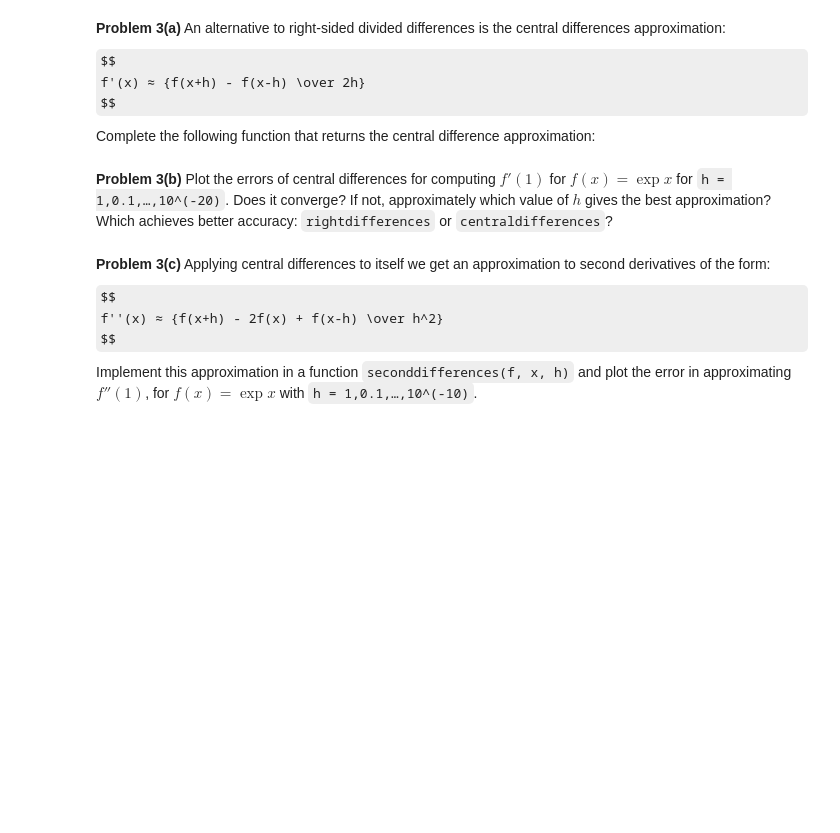
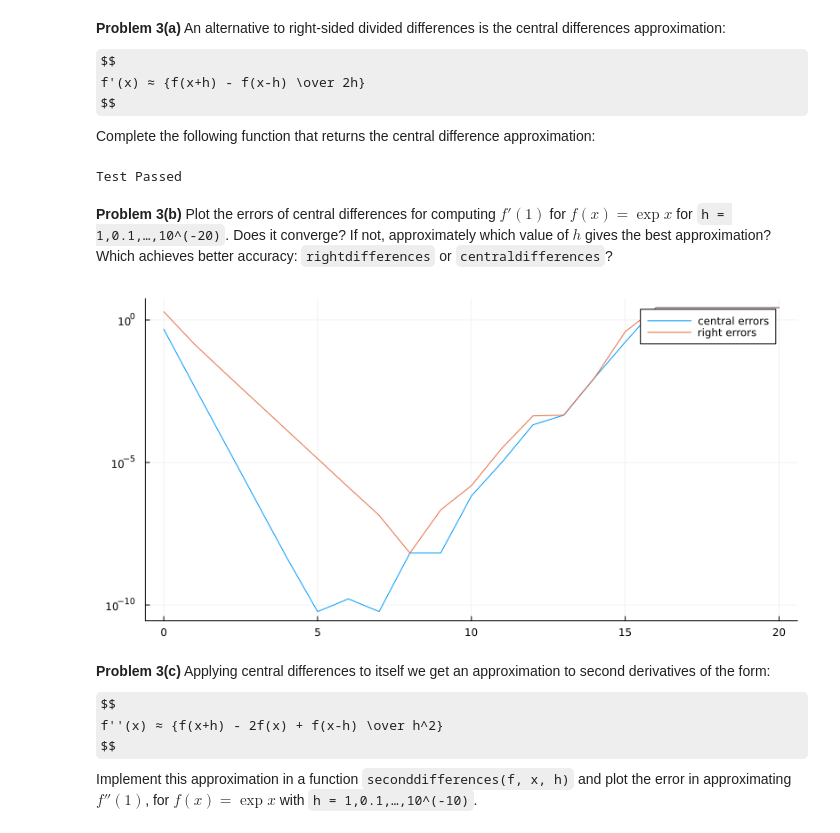
Before and after one commit to Nicholas-Andreou/Numerical-Analysis, a Jupyter notebook: labs/lab1/lab1d.ipynb, the cells around one changed output. Saved outputs shown, nothing was run; the diff lists cells and outputs as text; code cells hidden in the pictures; some formulas as TeX source; blank space fills up the shorter version.

```diff
--- a/labs/lab1/lab1d.ipynb
+++ b/labs/lab1/lab1d.ipynb
@@ -345,10 +389,14 @@ Complete the following function that returns the central difference approximatio
 # %%
 function centraldifferences(f, x, h)
     # TODO: return an implementation of central differences
+    f_deriv = (f(x+h) - f(x-h))/(2*h)
+    f_deriv
 
 end
 
 @test centraldifferences(exp, 1, 0.00001) ≈ exp(1) atol=1E-10
+# %% [output]
+Test Passed
 # %% [markdown]
 **Problem 3(b)** Plot the errors of central differences for computing $f'(1)$
 for $f(x) = \exp x$ for `h = 1,0.1,…,10^(-20)`.
@@ -359,3 +405,15 @@ Which achieves better accuracy: `rightdifferences` or `centraldifferences`?
+# %%
+# TODO: Plot the errors of centraldifferences
+c_errs = [abs(centraldifferences(exp, 1, 10.0^(-k)) - exp(1)) for k=0:20]
+r_errs = [abs(rightdifferences(exp, 1, 10.0^(-k)) - exp(1)) for k=0:20]
+
+plot(0:20, c_errs; yscale=:log10 , label = "central errors")
+plot!(0:20, r_errs; yscale=:log10 , label = "right errors")
+
+#Roughly h = 10^-5 works best
+#Central errors are less -> better
+# %% [output]
+[figure, added]
 # %% [markdown]
 **Problem 3(c)** Applying central differences to itself we get an approximation to
 second derivatives of the form:
```
Also changed, not shown: parts of 22 cells of this notebook, 2 other files.
